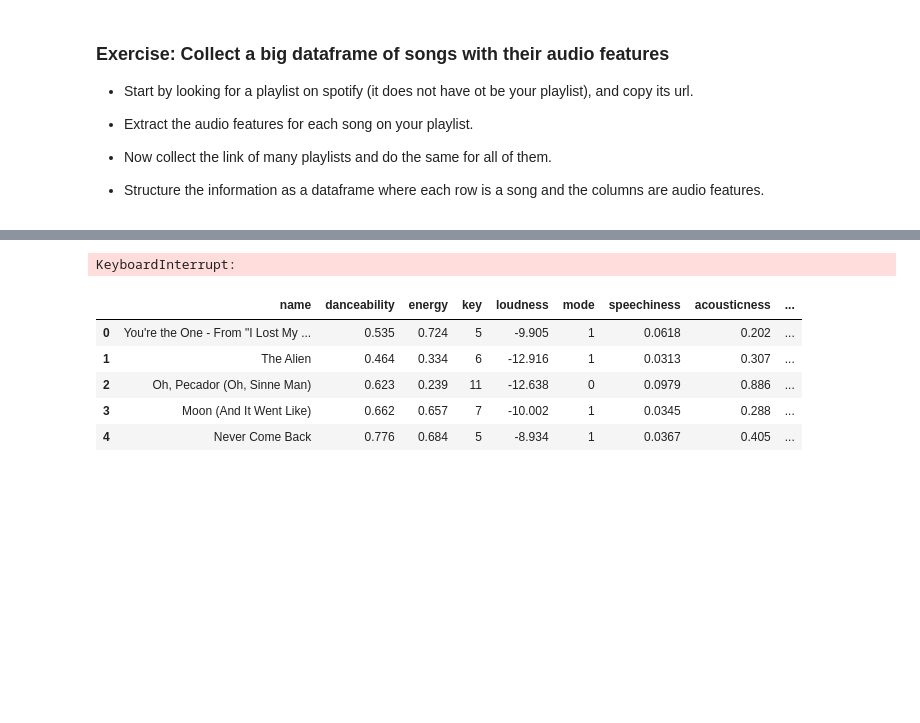
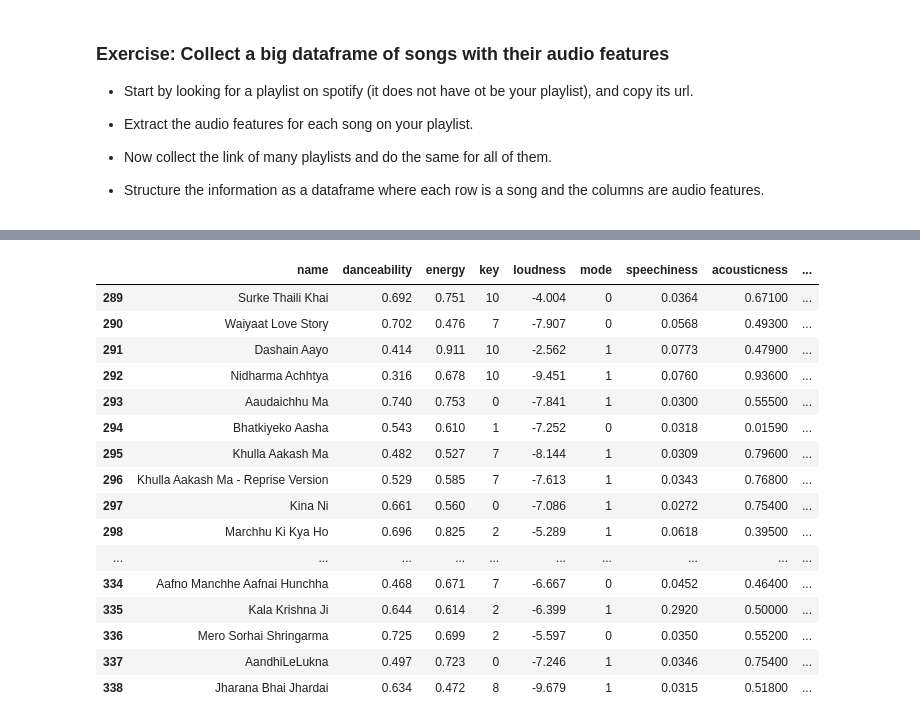
Before and after one commit to Loveless1234/Bootcamp_WBS_DS, a Jupyter notebook: week5/intro-to-APIs-Spotify.ipynb, the cells around one changed output, grey strips where cells are left out. Cells and saved outputs as stored; diff of their text form; code cells hidden in the pictures; blank space fills up the shorter version.

```diff
--- a/week5/intro-to-APIs-Spotify.ipynb
+++ b/week5/intro-to-APIs-Spotify.ipynb
@@ -458,7 +418,8 @@ result["tracks"]["items"][0]["uri"]
 playlists = ["https://open.spotify.com/playlist/0ce6Rmxf7QXroqa1wzjWY8?si=05b8e416dedd4894",
              "https://open.spotify.com/playlist/2PjVPkj4a9kBvQIXaZ6UUt?si=c83fe4d8a4974095",
              "https://open.spotify.com/playlist/1h0CEZCm6IbFTbxThn6Xcs?si=549db4d4f4ca4c18",
-             "https://open.spotify.com/playlist/37i9dQZF1DX7Mq3mO5SSDc?si=55c443251302424e"
+             "https://open.spotify.com/playlist/37i9dQZF1DX7Mq3mO5SSDc?si=55c443251302424e",
+             "https://open.spotify.com/playlist/6F8gakd4R9pm3iLxuzerEq"
             ]
 # %%
 results = []
@@ -522,8 +465,6 @@ audio_feat = []
 
 for uri in uris:
     audio_feat.extend(sp.audio_features(uri))
-# %% [output]
-KeyboardInterrupt:
 # %%
 audiofeat_df = pd.DataFrame(audio_feat)
 # %%
@@ -534,11 +475,22 @@ cols = audiofeat_df.columns.to_list()
 cols = cols[-1:] + cols[:-1]
 # %%
 audiofeat_df = audiofeat_df[cols]
-audiofeat_df.head()
+audiofeat_df.tail(50)
 # %% [output]
 |  | name | danceability | energy | key | loudness | mode | speechiness | acousticness | ... |
-| 0 | You're the One - From "I Lost My ... | 0.535 | 0.724 | 5 | -9.905 | 1 | 0.0618 | 0.202 | ... |
-| 1 | The Alien | 0.464 | 0.334 | 6 | -12.916 | 1 | 0.0313 | 0.307 | ... |
-| 2 | Oh, Pecador (Oh, Sinne Man) | 0.623 | 0.239 | 11 | -12.638 | 0 | 0.0979 | 0.886 | ... |
-| 3 | Moon (And It Went Like) | 0.662 | 0.657 | 7 | -10.002 | 1 | 0.0345 | 0.288 | ... |
-| 4 | Never Come Back | 0.776 | 0.684 | 5 | -8.934 | 1 | 0.0367 | 0.405 | ... |
+| 289 | Surke Thaili Khai | 0.692 | 0.751 | 10 | -4.004 | 0 | 0.0364 | 0.67100 | ... |
+| 290 | Waiyaat Love Story | 0.702 | 0.476 | 7 | -7.907 | 0 | 0.0568 | 0.49300 | ... |
+| 291 | Dashain Aayo | 0.414 | 0.911 | 10 | -2.562 | 1 | 0.0773 | 0.47900 | ... |
+| 292 | Nidharma Achhtya | 0.316 | 0.678 | 10 | -9.451 | 1 | 0.0760 | 0.93600 | ... |
+| 293 | Aaudaichhu Ma | 0.740 | 0.753 | 0 | -7.841 | 1 | 0.0300 | 0.55500 | ... |
+| 294 | Bhatkiyeko Aasha | 0.543 | 0.610 | 1 | -7.252 | 0 | 0.0318 | 0.01590 | ... |
+| 295 | Khulla Aakash Ma | 0.482 | 0.527 | 7 | -8.144 | 1 | 0.0309 | 0.79600 | ... |
+| 296 | Khulla Aakash Ma - Reprise Version | 0.529 | 0.585 | 7 | -7.613 | 1 | 0.0343 | 0.76800 | ... |
+| 297 | Kina Ni | 0.661 | 0.560 | 0 | -7.086 | 1 | 0.0272 | 0.75400 | ... |
+| 298 | Marchhu Ki Kya Ho | 0.696 | 0.825 | 2 | -5.289 | 1 | 0.0618 | 0.39500 | ... |
+| ... | ... | ... | ... | ... | ... | ... | ... | ... | ... |
+| 334 | Aafno Manchhe Aafnai Hunchha | 0.468 | 0.671 | 7 | -6.667 | 0 | 0.0452 | 0.46400 | ... |
+| 335 | Kala Krishna Ji | 0.644 | 0.614 | 2 | -6.399 | 1 | 0.2920 | 0.50000 | ... |
+| 336 | Mero Sorhai Shringarma | 0.725 | 0.699 | 2 | -5.597 | 0 | 0.0350 | 0.55200 | ... |
+| 337 | AandhiLeLukna | 0.497 | 0.723 | 0 | -7.246 | 1 | 0.0346 | 0.75400 | ... |
+| 338 | Jharana Bhai Jhardai | 0.634 | 0.472 | 8 | -9.679 | 1 | 0.0315 | 0.51800 | ... |
```
Also changed, not shown: parts of 14 cells of this notebook, 8 other files.
